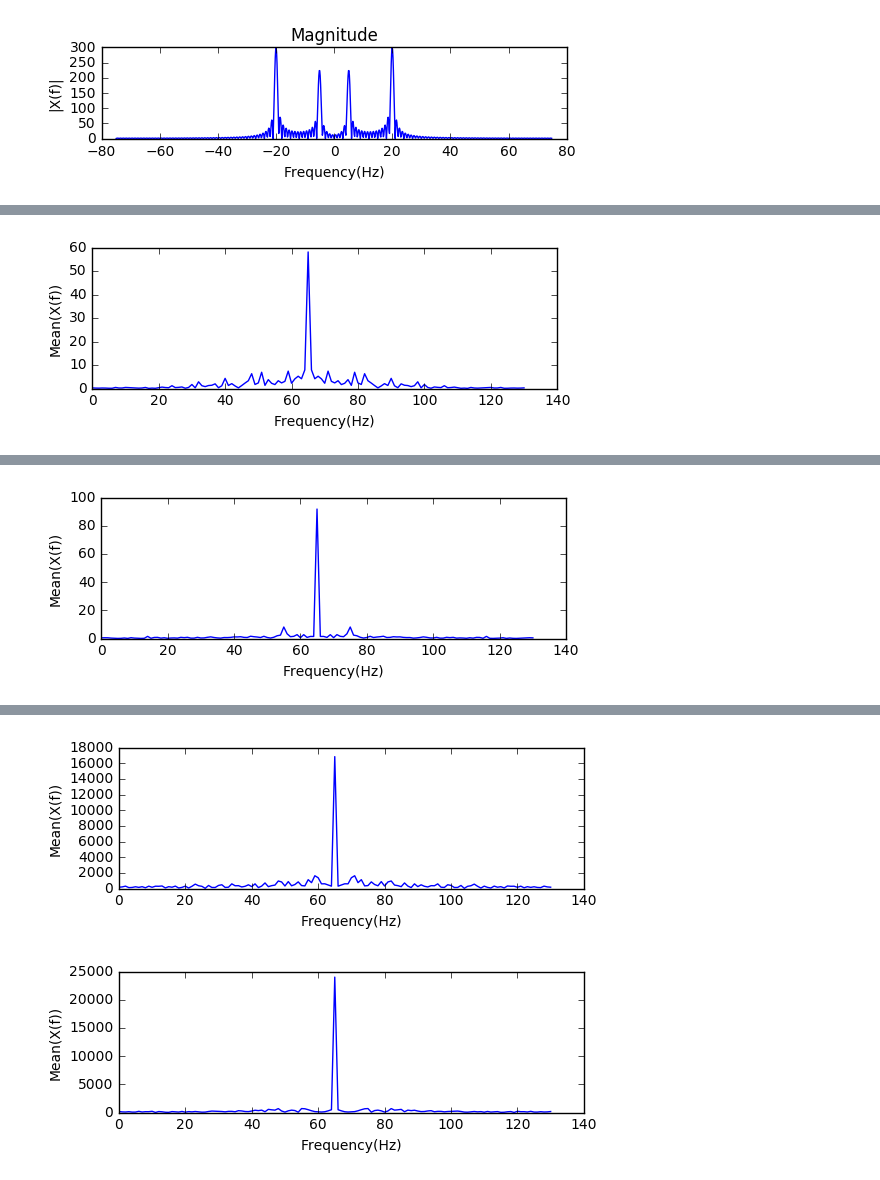
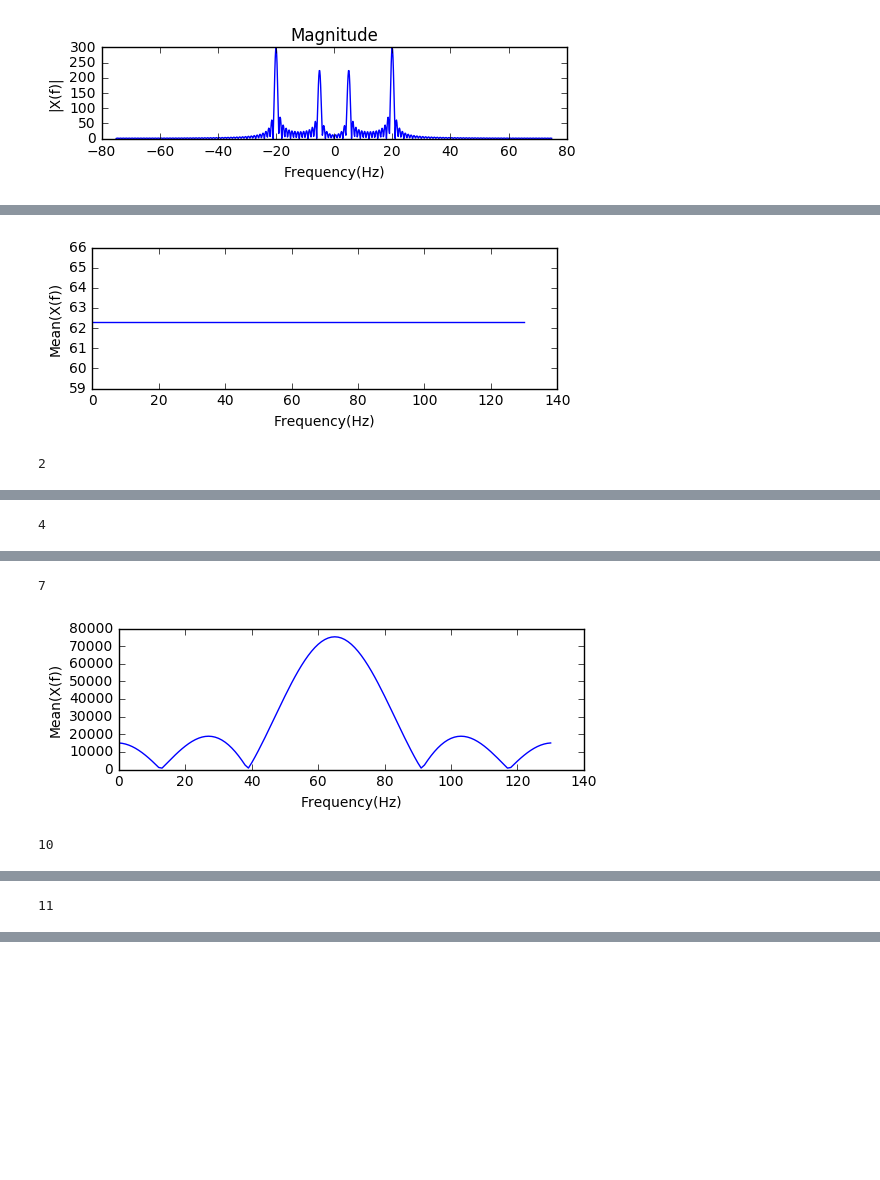
Before and after one commit to sniper0110/DSP-TP-1617, a Jupyter notebook: Lab4/python/Lab4.ipynb, the cells around one changed output, grey strips where cells are left out. Saved outputs shown, nothing was run; the diff lists cells and outputs as text; code cells hidden in the pictures; blank space fills up the shorter version.

```diff
--- a/Lab4/python/Lab4.ipynb
+++ b/Lab4/python/Lab4.ipynb
@@ -381,57 +383,36 @@ for f in filenames:
 
 # DFT
 N = min_height
-#fs = 50
-i = 1
+
+# What I tried to do here is to consider a template (a profile from the first image) and then I correlated all the
+# profiles from all the images with that profile. After that, I used the fourier transform on that correlation and
+# tried to display only the images with high correlation. The method failed because there are some barcode images not
+# recognized as positive (as if they were not barcodes) and there are images that are not barcodes but were classified
+# as ones.
+
+i = 0
 
 for f in filenames:
     Img = io.imread(os.path.join(Path,f))
     Img = color.rgb2gray(Img)
-    profile = Img[33][:]
-    #fr = (np.arange(-N/2,N/2,1)) * fs/N
-    # DFT
-    # Using fftshift to have the center frequency
-    # Pure DFT
-    x_f = np.fft.fftshift(np.fft.fft(profile, N))
-    '''
-    plt.subplot(312)
-    plt.plot(fr, x_f)
-    plt.title('DFT')
-    plt.xlabel('Frequency(Hz)')
-    plt.ylabel('|X(f)|')
-    plt.show()
 
-    # Magnitude of DFT
-    plt.subplot(313)
-    plt.plot(fr, np.abs(x_f))
-    plt.title('Magnitude in image')
-    plt.xlabel('Frequency(Hz)')
-    plt.ylabel('|X(f)|')
-    plt.show()
+    if(i==0):
+        templateH = Img[33][:]
 
-    #i = i+1
+    profileH = Img[33][:]
+    #profileH = np.fft.fftshift(np.fft.fft(profileH, N))
+    corrH = np.correlate(profileH, templateH)
+    corr_f = np.fft.fftshift(np.fft.fft(corrH, N))
 
-    plt.figure
-    plt.subplot(211)
-    plt.plot(fr, np.real(x_f))
-    plt.title('Real')
-    plt.xlabel('Frequency(Hz)')
-    plt.ylabel('Re(X(f))')
-    plt.show()
+    i = i+1
+    #print(np.abs(corrH))
 
-    plt.figure
-    plt.subplot(211)
-    plt.plot(fr, np.angle(x_f))
-    plt.title('Phase')
-    plt.xlabel('Frequency(Hz)')
-    plt.ylabel('phase(X(f))')
-    plt.show()
-    '''
-    plt.figure
-    plt.subplot(211)
-    plt.plot(np.abs(x_f))
-    #plt.title('Mean')
-    plt.xlabel('Frequency(Hz)')
-    plt.ylabel('Mean(X(f))')
-    plt.show()
+    if(np.max(np.abs(corr_f)) < 10**5):
+        print(i)
+        plt.figure
+        plt.subplot(211)
+        plt.plot(np.abs(corr_f))
+        plt.xlabel('Frequency(Hz)')
+        plt.ylabel('Mean(X(f))')
+        plt.show()
 # %% [output]
@@ -438 +420,2 @@ for f in filenames:
-[figure, old version]
+[figure, new version]
+2
@@ -439,0 +423 @@ for f in filenames:
+4
@@ -441 +425,3 @@ for f in filenames:
+7
-[figure, old version]
+[figure, new version]
+10
@@ -442,0 +429 @@ for f in filenames:
+11
@@ -444,2 +430,0 @@ for f in filenames:
-[figure, removed]
-[figure, removed]
```
Also changed, not shown: parts of 7 cells of this notebook.
